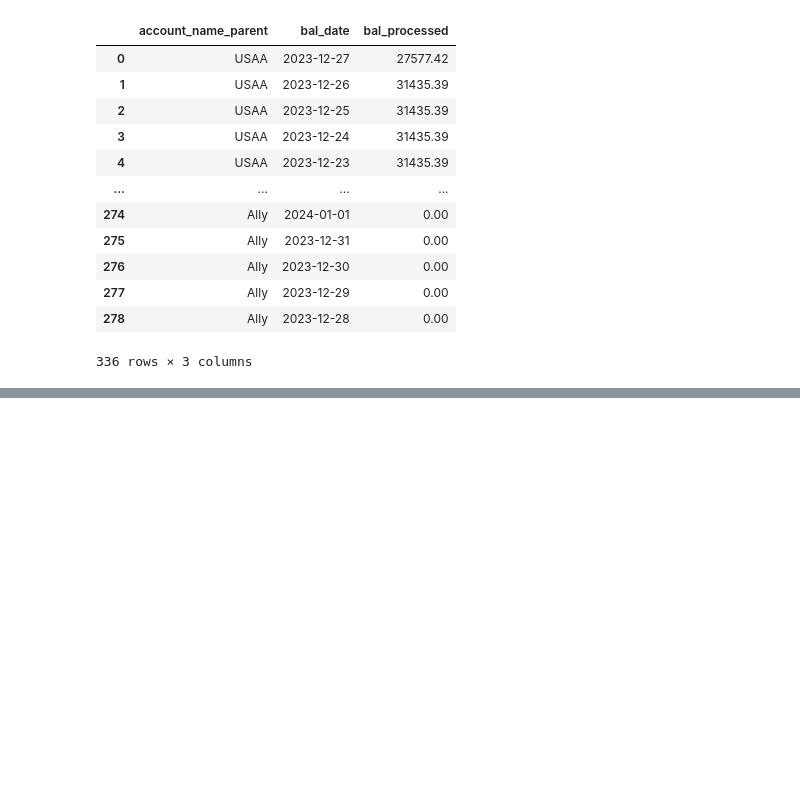
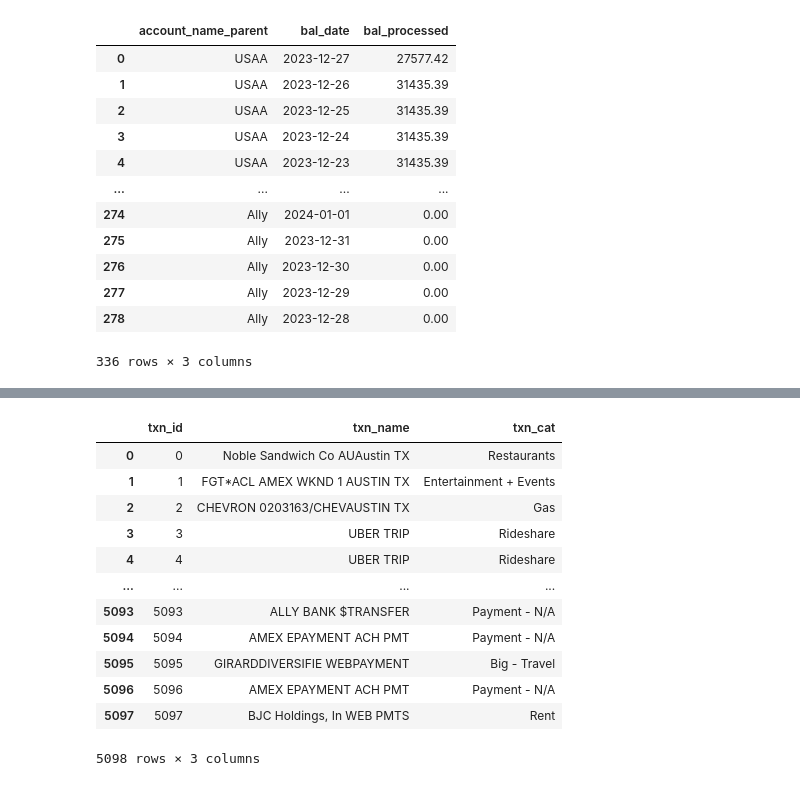
Before and after one commit to astaylor92/budget_sync, a Jupyter notebook: exploratory.ipynb, the cells around one changed output, grey strips where cells are left out. Drawn from its saved outputs; the diff is of its cells as text; code cells hidden in the pictures; blank space fills up the shorter version.

```diff
--- a/exploratory.ipynb
+++ b/exploratory.ipynb
@@ -136,0 +178,16 @@ processed_bals
+# %%
+pd.read_parquet(r'G:\My Drive\01-Banking_Ins\Budget_Data\data\cat_data.parquet')
+# %% [output]
+|  | txn_id | txn_name | txn_cat |
+| 0 | 0 | Noble Sandwich Co AUAustin TX | Restaurants |
+| 1 | 1 | FGT*ACL AMEX WKND 1 AUSTIN TX | Entertainment + Events |
+| 2 | 2 | CHEVRON 0203163/CHEVAUSTIN TX | Gas |
+| 3 | 3 | UBER TRIP | Rideshare |
+| 4 | 4 | UBER TRIP | Rideshare |
+| ... | ... | ... | ... |
+| 5093 | 5093 | ALLY BANK $TRANSFER | Payment - N/A |
+| 5094 | 5094 | AMEX EPAYMENT ACH PMT | Payment - N/A |
+| 5095 | 5095 | GIRARDDIVERSIFIE WEBPAYMENT | Big - Travel |
+| 5096 | 5096 | AMEX EPAYMENT ACH PMT | Payment - N/A |
+| 5097 | 5097 | BJC Holdings, In WEB PMTS | Rent |
+5098 rows × 3 columns
```
Also changed, not shown: parts of 8 cells of this notebook, 4 other files.
